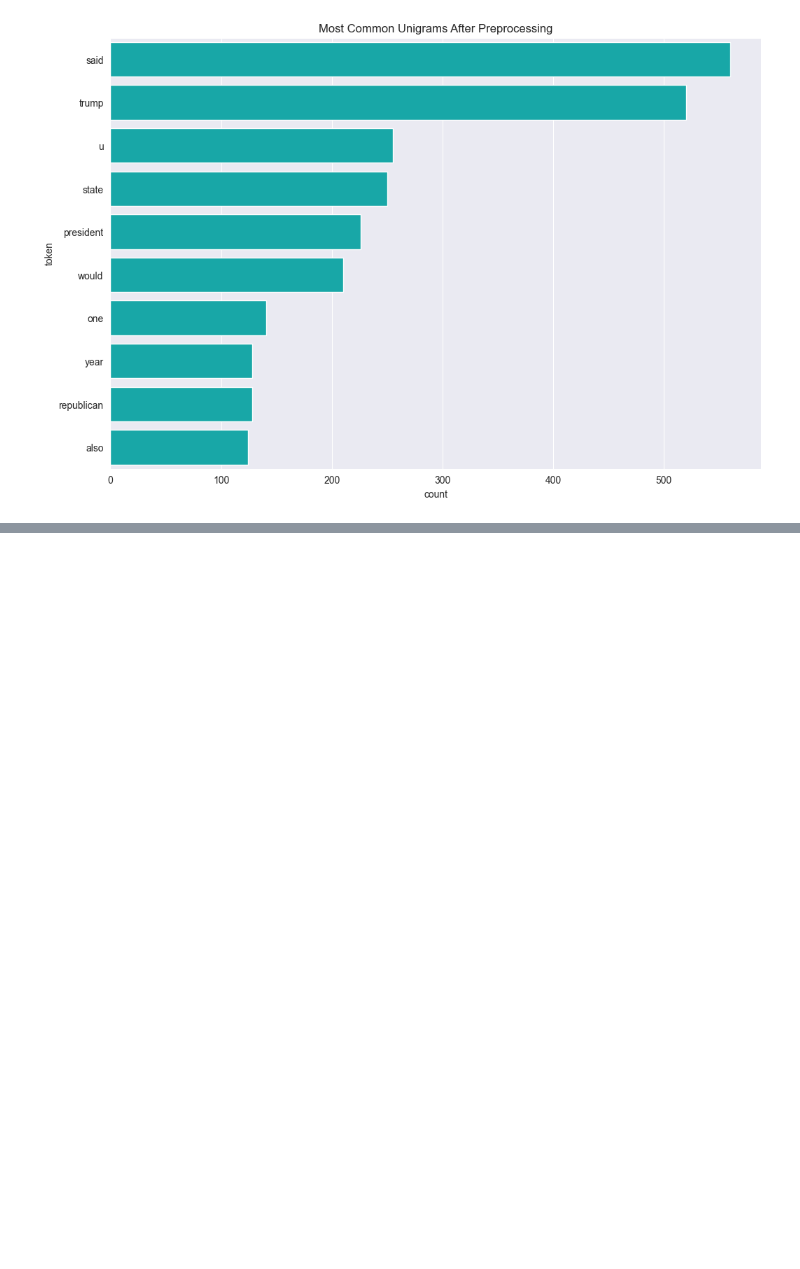
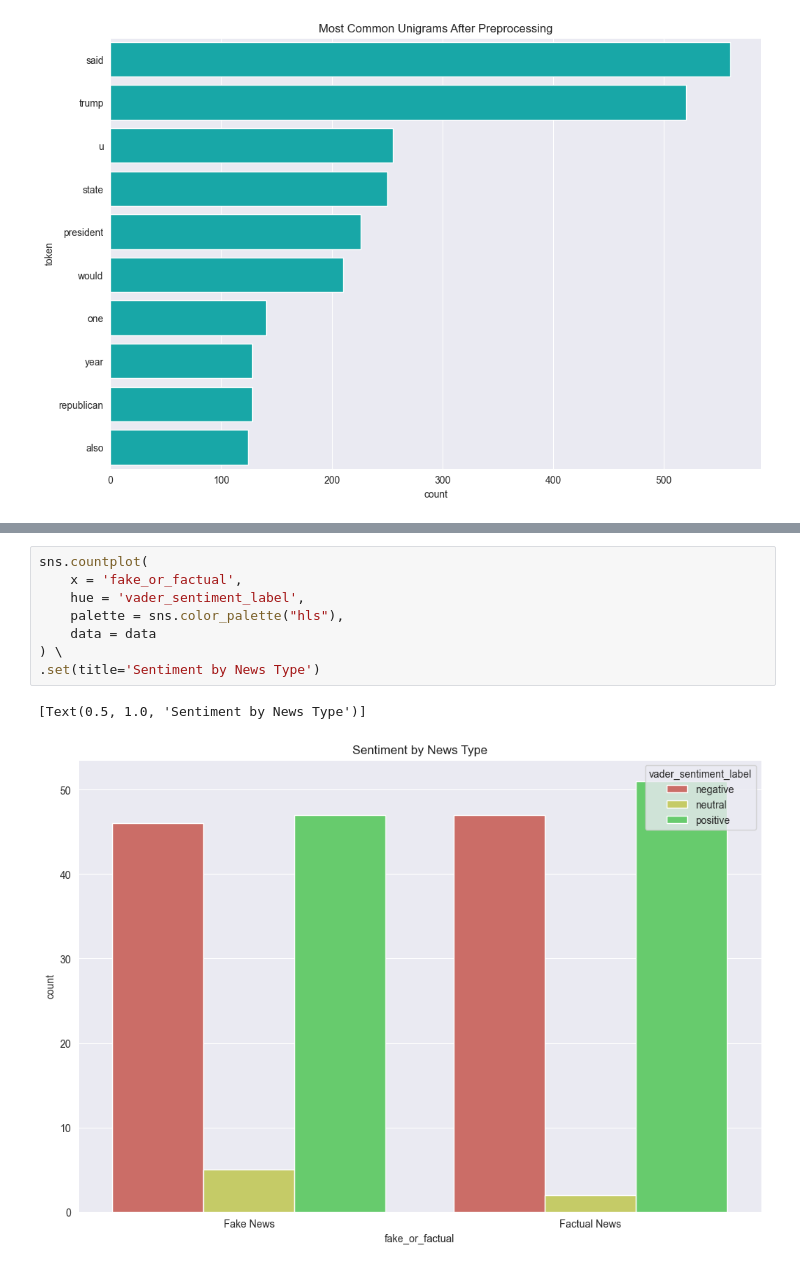
Before and after one commit to jamuna112/intro-to-nlp-365, a Jupyter notebook: Practical - 1.ipynb, the cells around one changed output, grey strips where cells are left out. Cells and saved outputs as stored; diff of their text form; blank space fills up the shorter version.

```diff
--- a/Practical - 1.ipynb
+++ b/Practical - 1.ipynb
@@ -338,0 +372,11 @@ print(type(unigrams))
+# %%
+sns.countplot(
+    x = 'fake_or_factual',
+    hue = 'vader_sentiment_label',
+    palette = sns.color_palette("hls"),
+    data = data
+) \
+.set(title='Sentiment by News Type')
+# %% [output]
+[Text(0.5, 1.0, 'Sentiment by News Type')]
+[figure, added]
```
Also changed, not shown: parts of 7 cells of this notebook.
